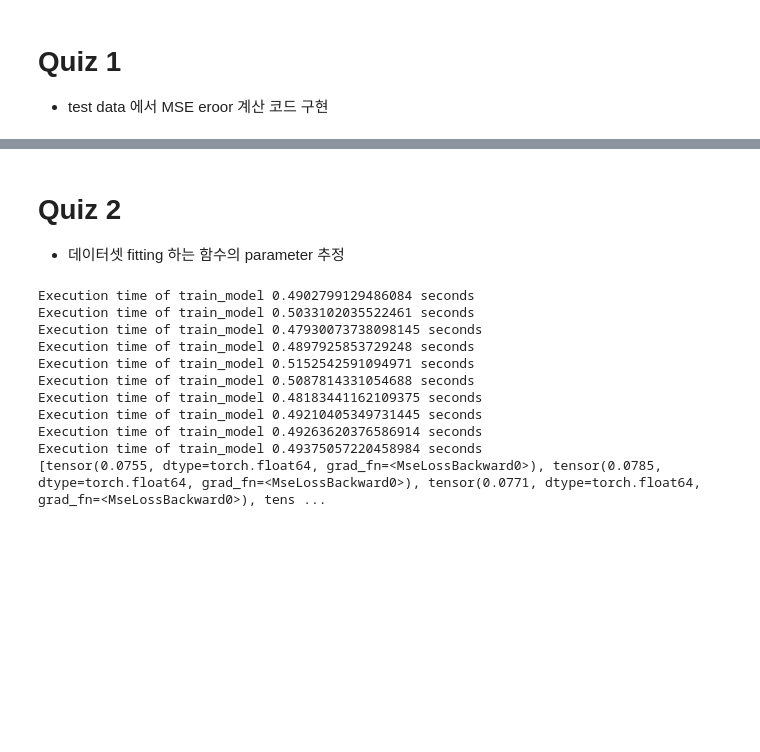
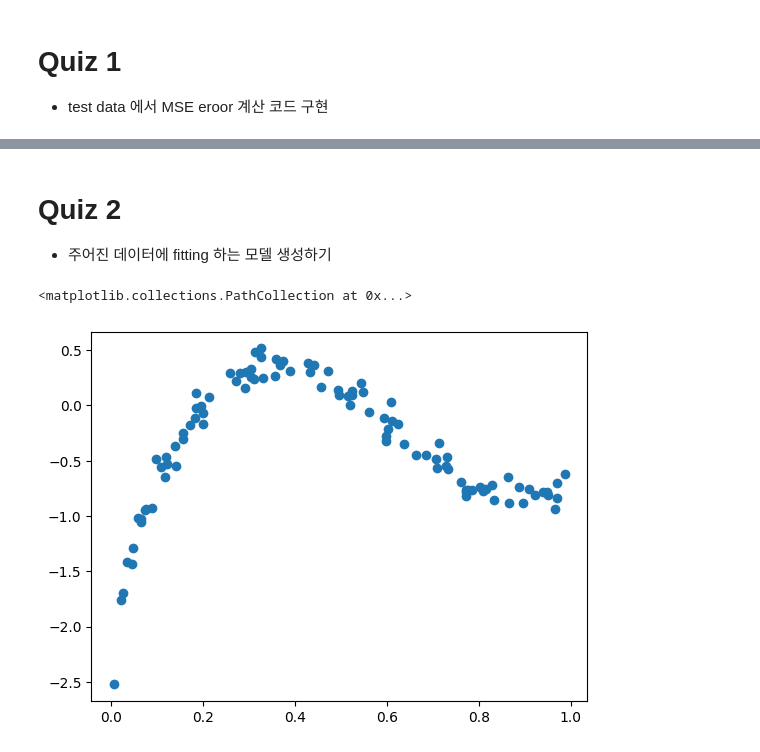
Before and after one commit to SJongH/GroupA, a Jupyter notebook: Week1_Quiz.ipynb, the cells around one changed output, grey strips where cells are left out. Drawn from its saved outputs; the diff is of its cells as text; code cells hidden in the pictures; blank space fills up the shorter version.

```diff
--- a/Week1_Quiz.ipynb
+++ b/Week1_Quiz.ipynb
@@ -142,3 +142,3 @@ tensor(0.0098, dtype=torch.float64, grad_fn=<MseLossBackward0>)
 # %% [markdown]
 # Quiz 2
-- 데이터셋 fitting 하는 함수의 parameter 추정
+- 주어진 데이터에 fitting 하는 모델 생성하기
@@ -145,3 +159,10 @@ tensor(0.0098, dtype=torch.float64, grad_fn=<MseLossBackward0>)
 # %%
-import pandas as pd
-data = pd.read_pickle('/content/quiz_data.pkl')
+data = pd.read_pickle('quiz_data.pkl')
+# %%
+x = data['x']
+y = data['y']
+# %%
+plt.scatter(x, y)
+# %% [output]
+<matplotlib.collections.PathCollection at 0x...>
+[figure, added]
@@ -182,22 +202,0 @@ def estimate(w, w2, b):
-# %%
-errors = []
-parameters = []
-for i in range(10):
-  w, w2, b = train_model()
-  parameters.append((w,w2, b))
-  error = estimate(w,w2, b)
-  errors.append(error)
-
-print(errors)
-# %% [output]
-Execution time of train_model 0.4902799129486084 seconds
-Execution time of train_model 0.5033102035522461 seconds
-Execution time of train_model 0.47930073738098145 seconds
-Execution time of train_model 0.4897925853729248 seconds
-Execution time of train_model 0.5152542591094971 seconds
-Execution time of train_model 0.5087814331054688 seconds
-Execution time of train_model 0.48183441162109375 seconds
-Execution time of train_model 0.49210405349731445 seconds
-Execution time of train_model 0.49263620376586914 seconds
-Execution time of train_model 0.49375057220458984 seconds
-[tensor(0.0755, dtype=torch.float64, grad_fn=<MseLossBackward0>), tensor(0.0785, dtype=torch.float64, grad_fn=<MseLossBackward0>), tensor(0.0771, dtype=torch.float64, grad_fn=<MseLossBackward0>), tens ...
```
Also changed, not shown: parts of 15 cells of this notebook.
